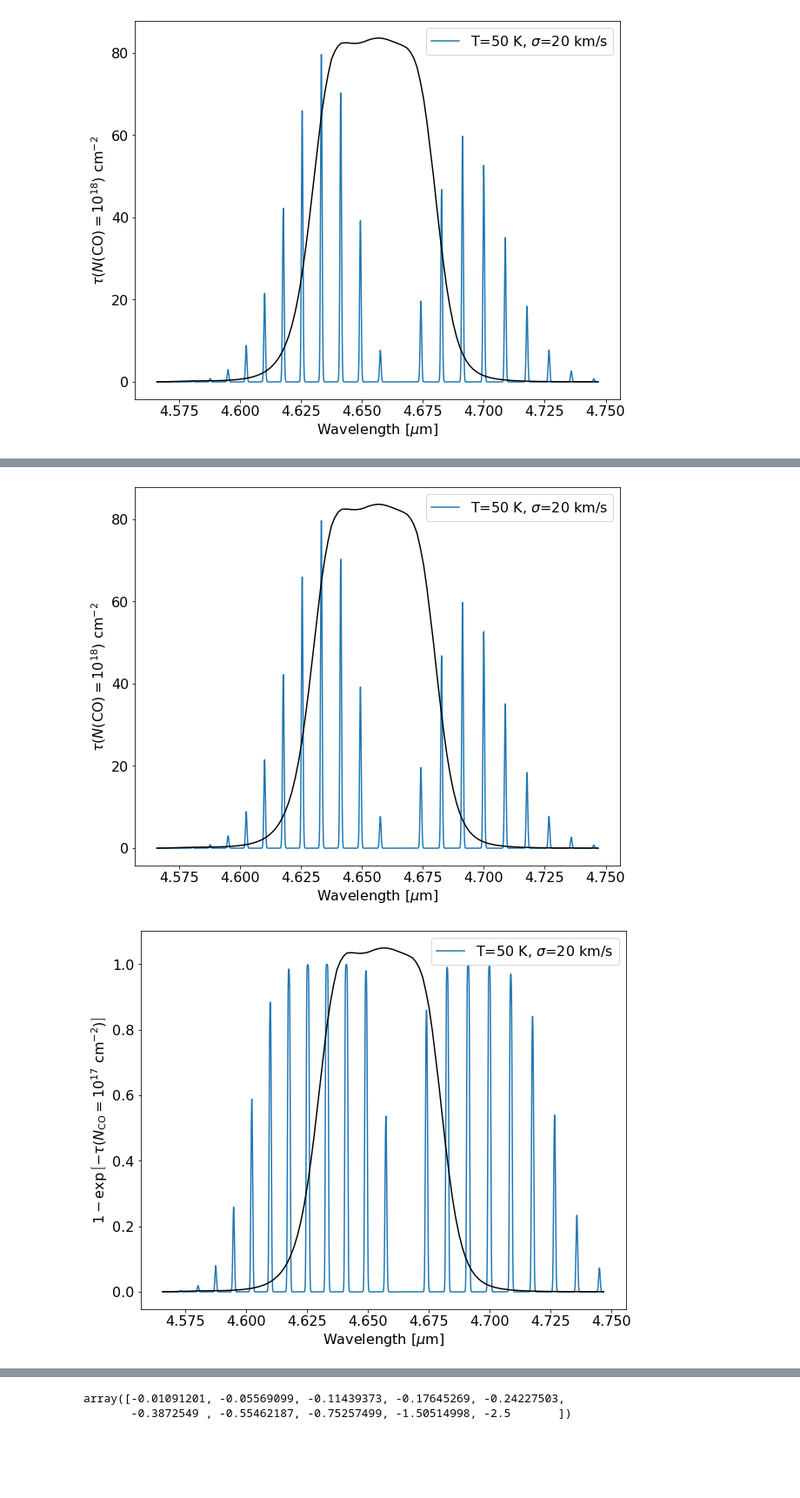
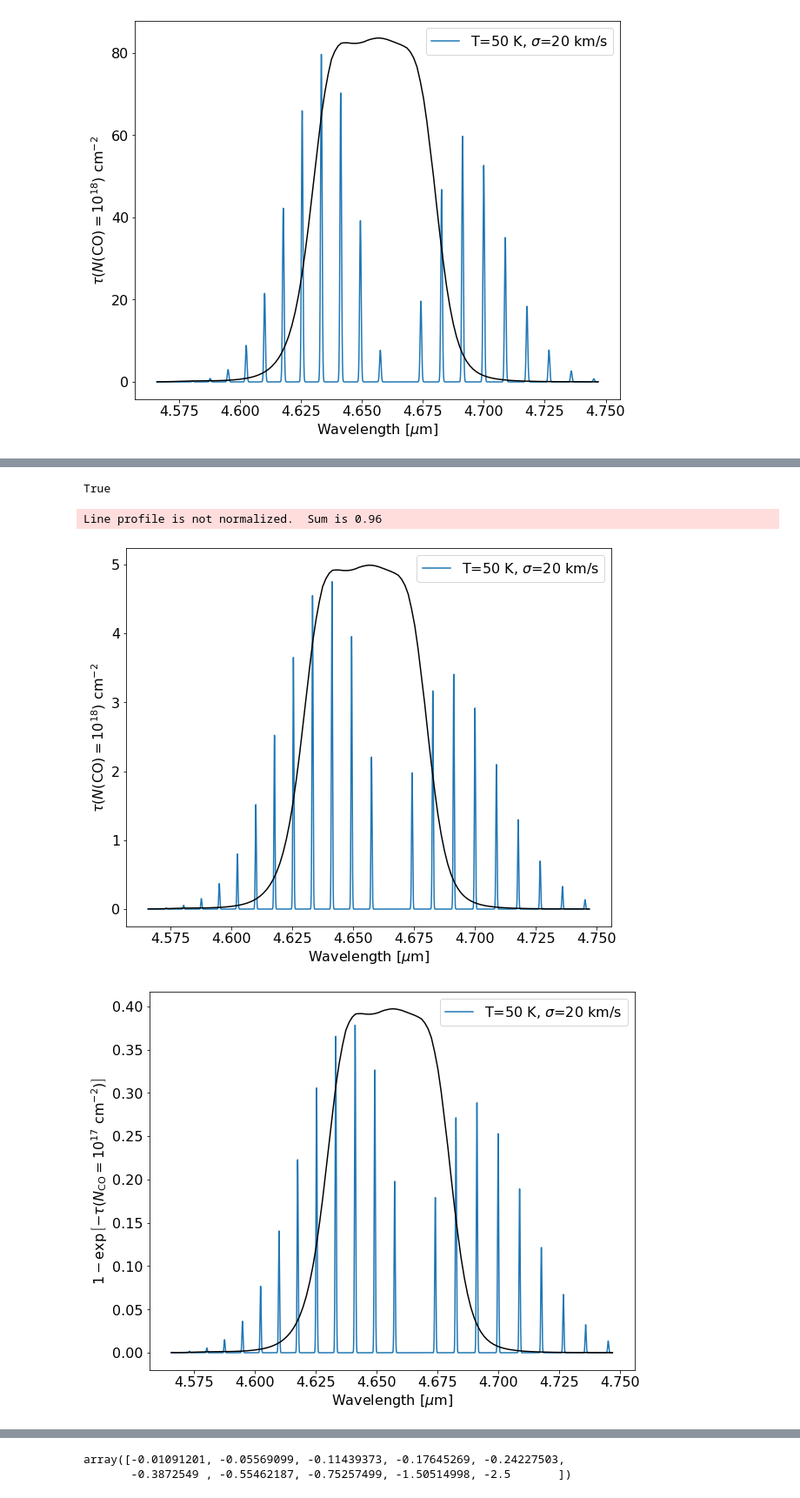
Before and after one commit to keflavich/brick-jwst-2221, a Jupyter notebook: notebooks/COFundamentalModeling.ipynb, the cells around one changed output, grey strips where cells are left out. Shown at 87% size. Drawn from its saved outputs; the diff is of its cells as text; code cells hidden in the pictures; blank space fills up the shorter version.

```diff
--- a/notebooks/COFundamentalModeling.ipynb
+++ b/notebooks/COFundamentalModeling.ipynb
@@ -67,3 +111,21 @@ pl.ylabel("$\\tau(N(\\mathrm{CO})=10^{18})~\mathrm{cm^{-2}}$")
 fig.savefig(f'{basepath}/paper_figures/CO_F466N_opticaldepth_example_1e18_tau.pdf', bbox_inches='tight')
 # %% [output]
 [figure]
+# %%
+fig = pl.figure()
+assert np.all(fig.get_size_inches() == (10,8))
+
+xarr = wavelength_table_466['Wavelength'].quantity.to(u.um)
+xarr = np.linspace(xarr.min(), xarr.max(), int(1e4))
+
+for T in [50, ]:
+    L, = pl.plot(xarr,
+                 CO_tau_of_N(xarr, 1e18*u.cm**-2, T*u.K, width=20*u.km/u.s),
+                 label="T={0} K, $\sigma$=20 km/s".format(T))
+xarr = wavelength_table_466['Wavelength'].quantity.to(u.um)
+pl.plot(xarr, wavelength_table_466['Transmission']/wavelength_table_466['Transmission'].max() * pl.ylim()[1],
+        color='k')
+pl.legend(loc='best')
+pl.xlabel(f"Wavelength [$\mu$m]")
+pl.ylabel("$\\tau(N(\\mathrm{CO})=10^{18})~\mathrm{cm^{-2}}$")
+fig.savefig(f'{basepath}/paper_figures/CO_F466N_opticaldepth_example_1e18_tau_exomol.pdf', bbox_inches='tight')
@@ -70,10 +135,15 @@ fig.savefig(f'{basepath}/paper_figures/CO_F466N_opticaldepth_example_1e18_tau.pd
+# %%
+x = 1*u.dimensionless_unscaled
+x.unit.is_equivalent(u.dimensionless_unscaled)
+# %% [output]
+True
 # %%
 xarr = wavelength_table_466['Wavelength'].quantity.to(u.um)
 xarr = np.linspace(xarr.min(), xarr.max(), int(1e4))
 
 for T in [50, ]:
     L, = pl.plot(xarr,
-                    pyspeckitmodels.co_vibration.tau_of_N(xarr.to(u.cm).value, 1e18, T, width=20), label="T={0} K, $\sigma$=20 km/s".format(T))
+                 CO_tau_of_N(xarr.to(u.cm), 1e18*u.cm**-2, T*u.K, width=20*u.km/u.s), label="T={0} K, $\sigma$=20 km/s".format(T))
 xarr = wavelength_table_466['Wavelength'].quantity.to(u.um)
 pl.plot(xarr, wavelength_table_466['Transmission']/wavelength_table_466['Transmission'].max() * pl.ylim()[1],
         color='k')
@@ -81,24 +151,25 @@ pl.legend(loc='best')
 pl.xlabel(f"Wavelength [$\mu$m]")
 pl.ylabel("$\\tau(N(\\mathrm{CO})=10^{18})~\mathrm{cm^{-2}}$");
 # %% [output]
+Line profile is not normalized.  Sum is 0.96
-[figure, old version]
+[figure, new version]
 # %%
 xarr = wavelength_table_466['Wavelength'].quantity.to(u.um)
 xarr = np.linspace(xarr.min(), xarr.max(), int(1e4))
 
 for T in [50, ]:
-    tau = pyspeckitmodels.co_vibration.tau_of_N(xarr.to(u.cm).value, 1e17, T, width=20)
+    tau = CO_tau_of_N(xarr.to(u.cm), 1e17*u.cm**-2, T*u.K, width=20*u.km/u.s)
     L, = pl.plot(xarr,
                     (1-np.exp(-tau)), label="T={0} K, $\sigma$=20 km/s".format(T))
 xarr = wavelength_table_466['Wavelength'].quantity.to(u.um)
 pl.plot(xarr, wavelength_table_466['Transmission']/wavelength_table_466['Transmission'].max() * pl.ylim()[1],
         color='k')
 pl.legend(loc='best')
 pl.xlabel(f"Wavelength [$\mu$m]")
 pl.ylabel("$1-\\exp\\left[-\\tau(N_\\mathrm{CO}=10^{17}~\mathrm{cm^{-2}})\\right]$")
 pl.savefig(f'{basepath}/paper_figures/CO_F466N_absorptionspectrum_example_1e17_exptau.pdf', bbox_inches='tight');
 # %% [output]
-[figure, old version]
+[figure, new version]
 # %%
 xarr = wavelength_table_466['Wavelength'].quantity.to(u.um)
 xarr = np.linspace(xarr.min(), xarr.max(), int(1e4))
```
Also changed, not shown: parts of 44 cells of this notebook, 2 other files.
